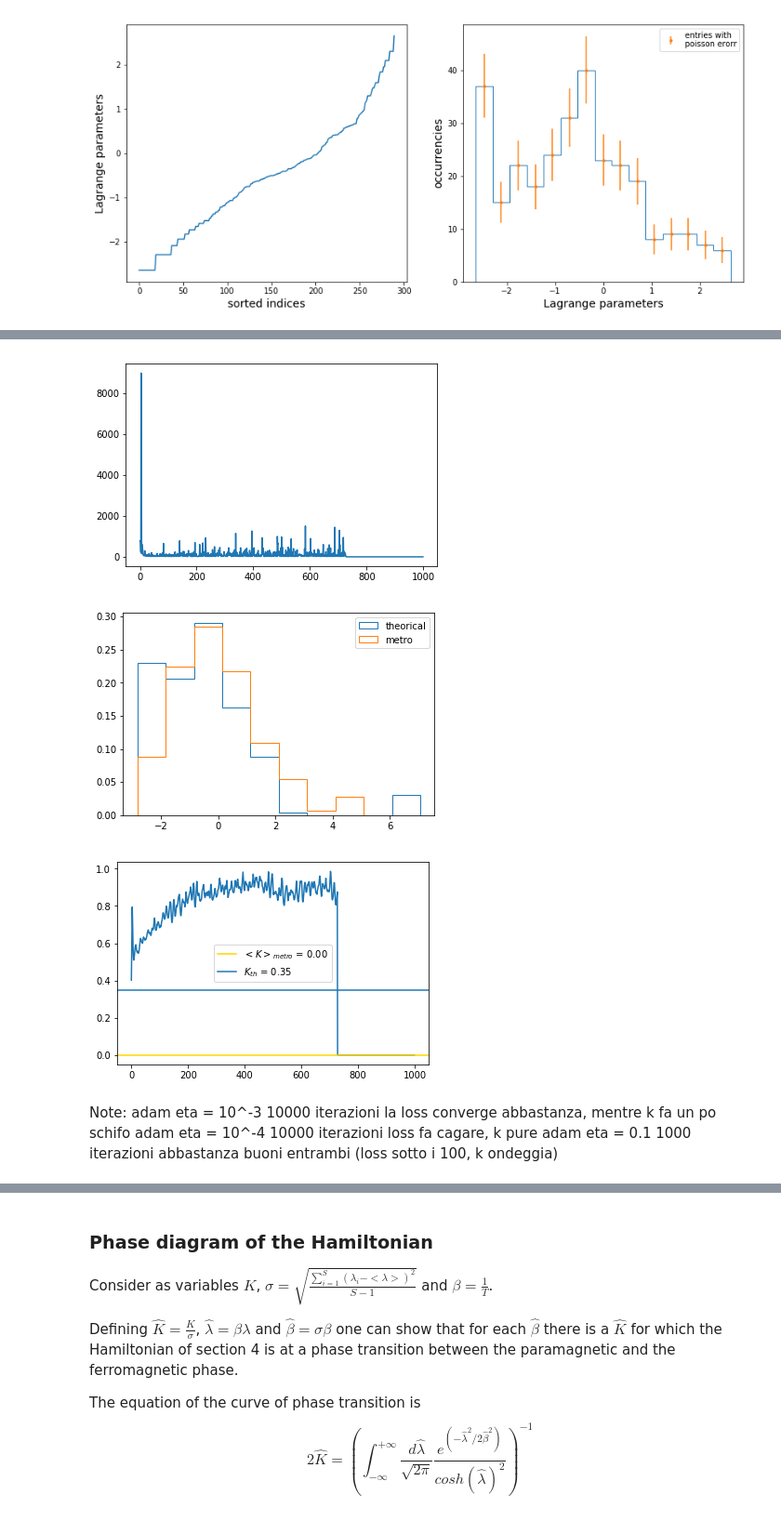
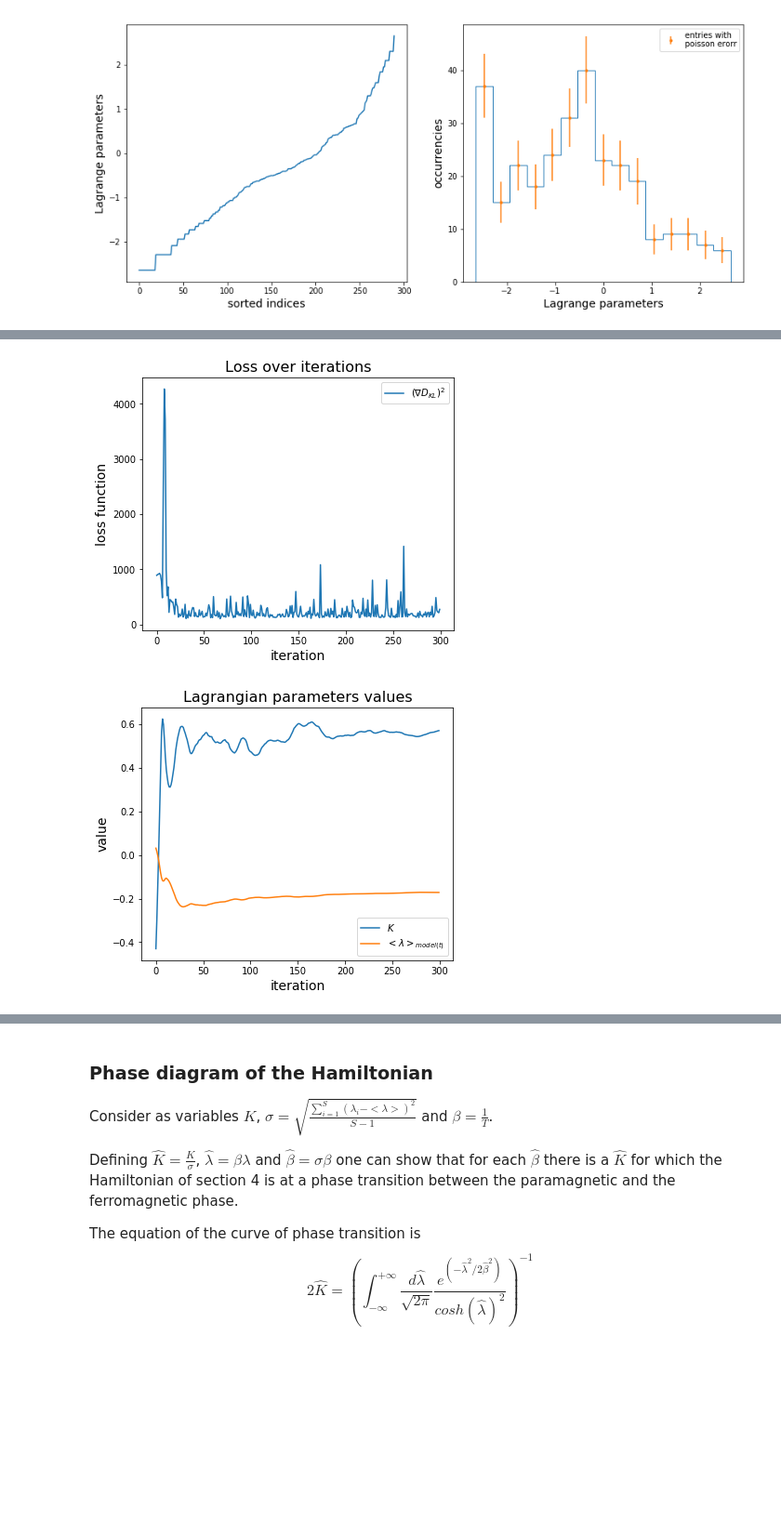
Before and after one commit to mango915/Forests, a Jupyter notebook: Forest.ipynb, the cells around one changed output, grey strips where cells are left out. Shown: that part at 93% size. Cells and saved outputs as stored; diff of their text form; code cells hidden in the pictures; blank space fills up the shorter version.

```diff
--- a/Forest.ipynb
+++ b/Forest.ipynb
@@ -66,0 +63,4 @@ print(C_0_over_S)
+# %%
+S_present = np.count_nonzero(cell_pop_M.reshape(200, 299), axis = (1))
+C_0_over_S = np.mean((2*S_present - S)**2)/299
+print(C_0_over_S)
@@ -375,31 +296,23 @@ KeyboardInterrupt:
-# %%
-plt.plot(mean_sq_loss)
-plt.show()
-#bk = np.concatenate((np.array([K]), sp_l_i))
-#l = np.power(lagrange_multipliers-bk,2)
-#print(l)
-n, bins, _  = plt.hist(sp_l_i, histtype = 'step', label = 'theorical', density = True)
-plt.hist(lagrange_multipliers[1:], bins=bins, histtype = 'step', label = 'metro', density = True)
-
-plt.legend()
-plt.show()
-#gradients = np.array(gradients[-100:]).flatten()
-#plt.hist(gradients)
-#plt.show()
-# %% [output]
-[figure, removed]
-[figure, removed]
-# %%
-plt.plot(Ks)
-plt.axhline(Ks[-100:].mean(), color = 'gold', label = r'$<K>_{metro}$'+' = %.2f'%Ks[-100:].mean())
-plt.axhline(K, label = r'$K_{th}$'+' = %.2f'%K)
-#plt.axhline(-K, color = 'red', label = r'$-K_{th}$'+' = %.2f'%-K)
-plt.legend()
-plt.show()
-# %% [output]
-[figure, removed]
-# %% [markdown]
-Note:
-adam eta = 10^-3 10000 iterazioni la loss converge abbastanza, mentre k fa un po schifo
-adam eta = 10^-4 10000 iterazioni loss fa cagare, k pure
-adam eta = 0.1 1000 iterazioni abbastanza buoni entrambi (loss sotto i 100, k ondeggia)
+# %%
+fig, ax = plt.subplots(ncols=1, figsize=(6,5))
+
+plt.plot(mean_sq_loss, label= r"$(\nabla D_{KL})^2$")
+plt.legend()
+plt.xlabel("iteration", fontsize = 14)
+plt.ylabel("loss function", fontsize = 14)
+plt.title("Loss over iterations", fontsize = 16)
+plt.show()
+plt.close()
+
+fig, ax = plt.subplots(ncols=1, figsize=(6,5))
+plt.plot(Ks, label = r"$K$")
+plt.plot(lambdas_mean, label = r"$<\lambda>_{model(t)}$")
+plt.legend()
+plt.xlabel("iteration", fontsize = 14)
+plt.ylabel("value", fontsize = 14)
+plt.title("Lagrangian parameters values", fontsize = 16)
+plt.show()
+plt.close()
+# %% [output]
+[figure, added]
+[figure, added]
```
Also changed, not shown: parts of 25 cells of this notebook.
